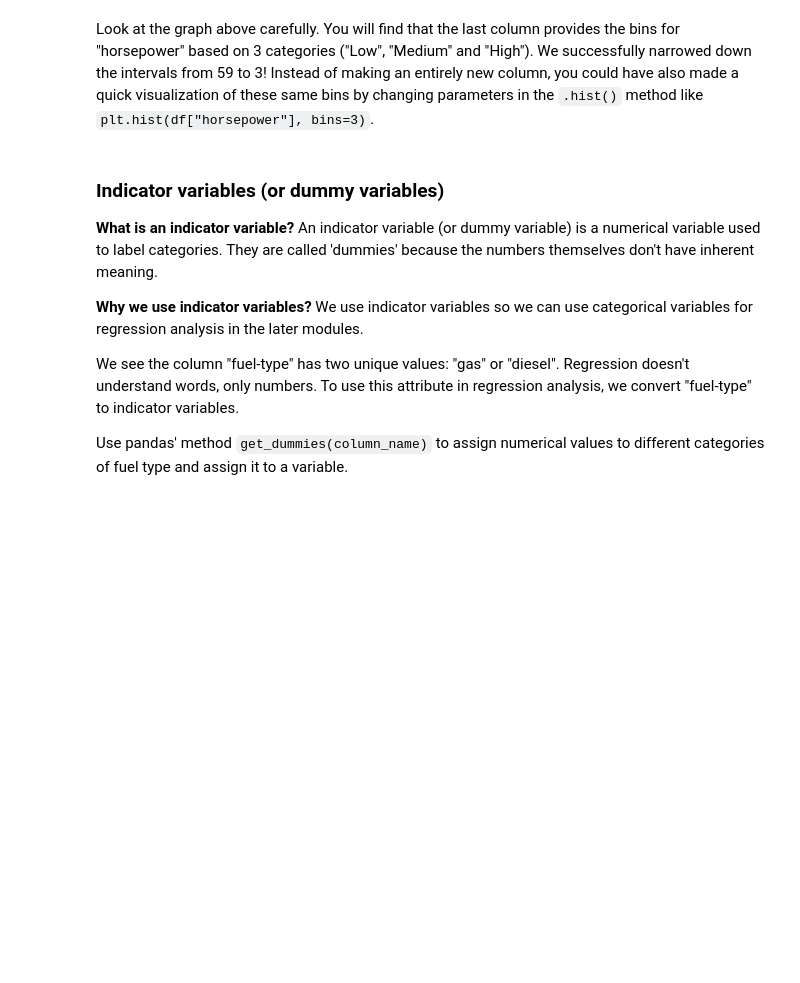
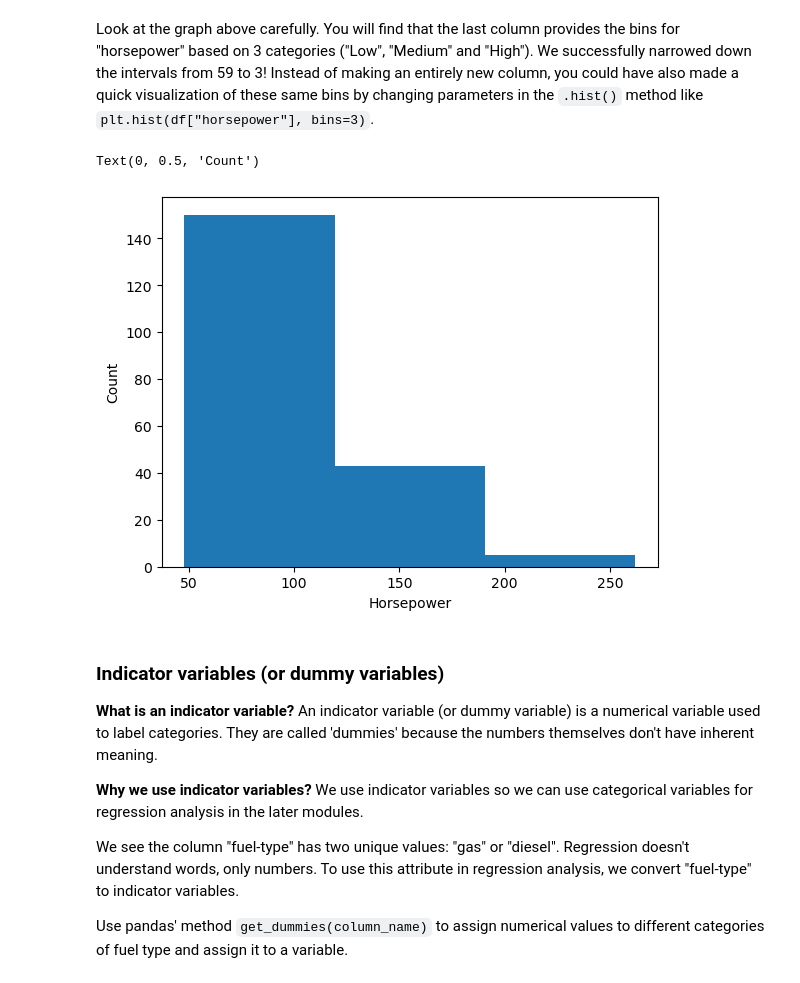
Before and after one commit to EPIC-Campus-LPS/automobile-regression-model-J-Huster, a Jupyter notebook: FAI_Automobile_Part1.ipynb, the cells around one changed output. Cells and saved outputs as stored; diff of their text form; code cells hidden in the pictures; blank space fills up the shorter version.

```diff
--- a/FAI_Automobile_Part1.ipynb
+++ b/FAI_Automobile_Part1.ipynb
@@ -487,5 +524,12 @@ Now, use let's make a histogram of our horsepower bins. The easiest way to do th
 # %% [markdown]
 Look at the graph above carefully. You will find that the last column provides the bins for "horsepower" based on 3 categories ("Low", "Medium" and "High"). We successfully narrowed down the intervals from 59 to 3! Instead of making an entirely new column, you could have also made a quick visualization of these same bins by changing parameters in the `.hist()` method like `plt.hist(df["horsepower"], bins=3)`.
+# %%
+mat.hist(df['horsepower'], bins=3)
+mat.xlabel('Horsepower')
+mat.ylabel('Count')
+# %% [output]
+Text(0, 0.5, 'Count')
+[figure, added]
 # %% [markdown]
 ### Indicator variables (or dummy variables)
 **What is an indicator variable?**
```
Also changed, not shown: parts of 9 cells of this notebook.
